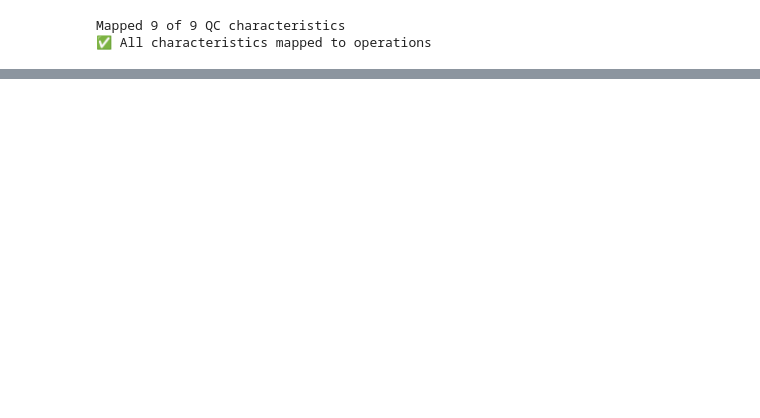
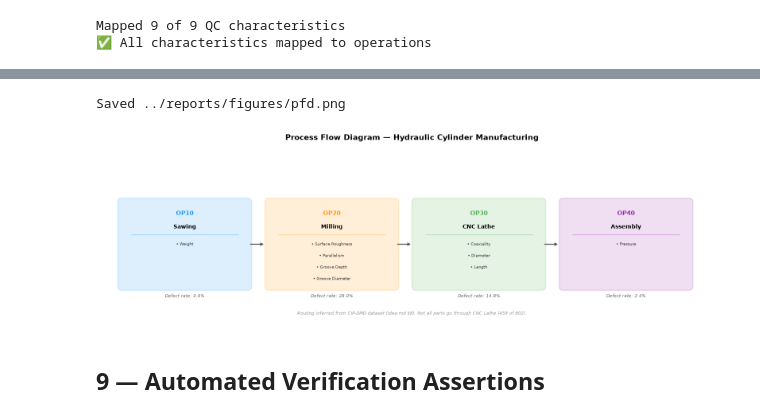
Before and after one commit to Siddardth7/nexus-fmea, a Jupyter notebook: notebooks/01_occurrence_from_data.ipynb, the cells around one changed output, grey strips where cells are left out. Saved outputs shown, nothing was run; the diff lists cells and outputs as text; code cells hidden in the pictures; blank space fills up the shorter version.

```diff
--- a/notebooks/01_occurrence_from_data.ipynb
+++ b/notebooks/01_occurrence_from_data.ipynb
@@ -137,0 +280,70 @@ Data is loaded and verified. On Day 2 we will:
+# %%
+import matplotlib.pyplot as plt
+from matplotlib.patches import FancyBboxPatch
+
+fig, ax = plt.subplots(figsize=(16, 5))
+ax.set_xlim(-0.5, 13.5)
+ax.set_ylim(-1.5, 3.0)
+ax.axis('off')
+ax.set_title('Process Flow Diagram — Hydraulic Cylinder Manufacturing',
+             fontsize=14, fontweight='bold', pad=15)
+
+box_w, box_h = 2.8, 2.2
+spacing = 3.3
+y_center = 0.5
+
+ops_info = [
+    ('OP10', 'Sawing', ['Weight'], '#2196F3'),
+    ('OP20', 'Milling', ['Surface Roughness', 'Parallelism',
+                         'Groove Depth', 'Groove Diameter'], '#FF9800'),
+    ('OP30', 'CNC Lathe', ['Coaxiality', 'Diameter', 'Length'], '#4CAF50'),
+    ('OP40', 'Assembly', ['Pressure'], '#9C27B0'),
+]
+
+for i, (step_id, op_name, chars, color) in enumerate(ops_info):
+    x = i * spacing
+    fancy = FancyBboxPatch(
+        (x, y_center - box_h/2), box_w, box_h,
+        boxstyle='round,pad=0.1', facecolor=color, alpha=0.15,
+        edgecolor=color, linewidth=2
+    )
+    ax.add_patch(fancy)
+
+    ax.text(x + box_w/2, y_center + box_h/2 - 0.3, step_id,
+            ha='center', va='center', fontsize=11, fontweight='bold', color=color)
+
+    ax.text(x + box_w/2, y_center + box_h/2 - 0.65, op_name,
+            ha='center', va='center', fontsize=10, fontweight='bold')
+
+    ax.plot([x + 0.2, x + box_w - 0.2], [y_center + box_h/2 - 0.85, y_center + box_h/2 - 0.85],
+            color=color, alpha=0.4, linewidth=1)
+
+    for j, char in enumerate(chars):
+        y_text = y_center + box_h/2 - 1.1 - j * 0.3
+        ax.text(x + box_w/2, y_text, f'• {char}',
+                ha='center', va='center', fontsize=7.5, color='#333')
+
+    op_rate = df_op[df_op['step_id'] == step_id]['defect_rate'].values[0]
+    ax.text(x + box_w/2, y_center - box_h/2 - 0.25,
+            f'Defect rate: {op_rate*100:.1f}%',
+            ha='center', va='center', fontsize=8, fontstyle='italic', color='#666')
+
+    if i < len(ops_info) - 1:
+        ax.annotate('', xy=(x + box_w + (spacing - box_w)/2 + 0.15, y_center),
+                    xytext=(x + box_w + 0.05, y_center),
+                    arrowprops=dict(arrowstyle='->', color='#555', lw=1.8))
+
+ax.text(6.5, -1.3,
+        'Routing inferred from CiP-DMD dataset (idea.md §8). '
+        'Not all parts go through CNC Lathe (459 of 802).',
+        ha='center', va='center', fontsize=8, color='#999', fontstyle='italic')
+
+plt.tight_layout()
+fig.savefig('../reports/figures/pfd.png', dpi=150, bbox_inches='tight')
+print("Saved ../reports/figures/pfd.png")
+plt.show()
+# %% [output]
+Saved ../reports/figures/pfd.png
+[figure, added]
+# %% [markdown]
+## 9 — Automated Verification Assertions
```
Also changed, not shown: parts of 18 cells of this notebook.
